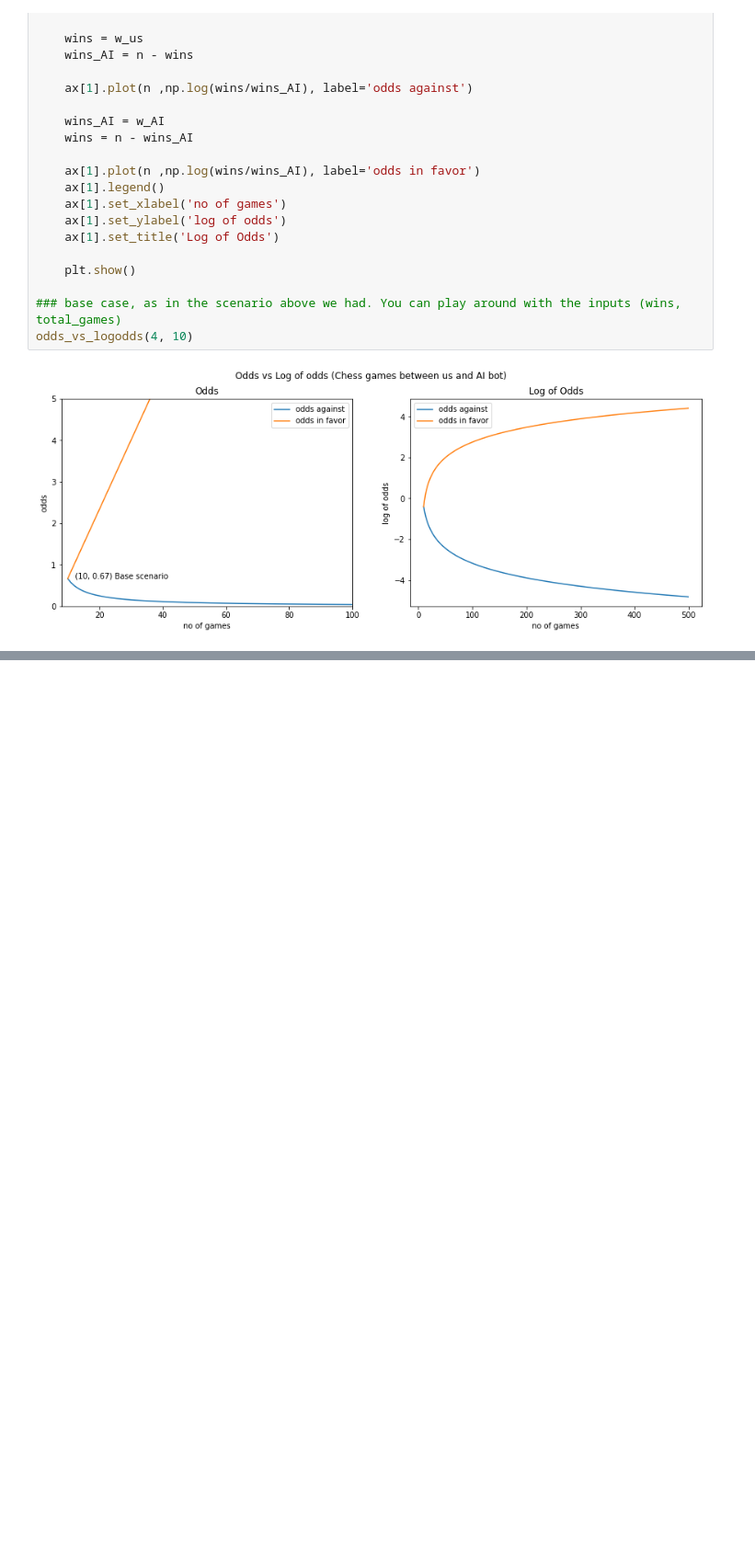
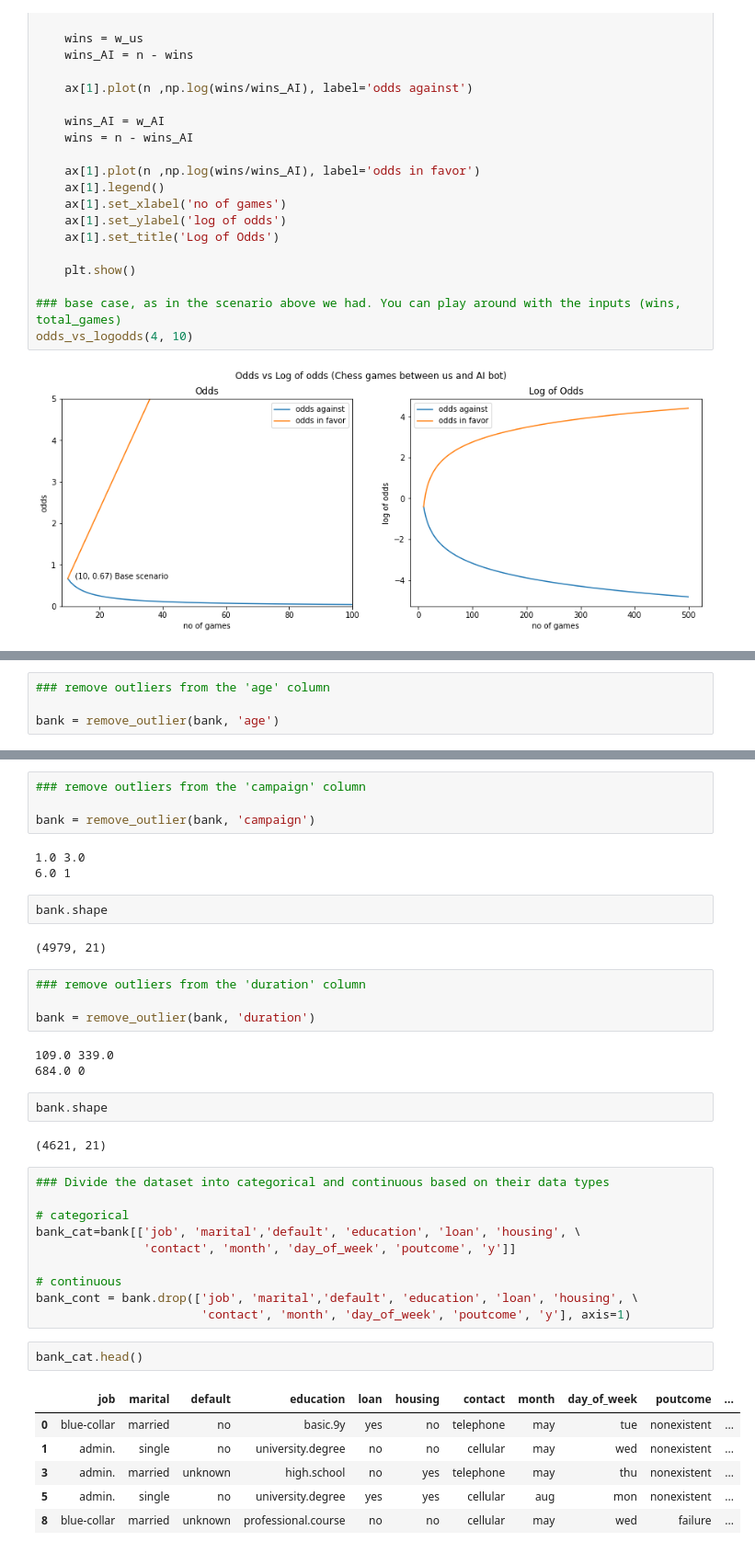
Before and after one commit to Ishankoradia/ML-Concepts-and-Algorithms, a Jupyter notebook: Logistic Regression.ipynb, the cells around one changed output, grey strips where cells are left out. Shown: that part at 92% size. Saved outputs shown, nothing was run; the diff lists cells and outputs as text; blank space fills up the shorter version.

```diff
--- a/Logistic Regression.ipynb
+++ b/Logistic Regression.ipynb
@@ -337,0 +456,4 @@ Name: Sales_in_thousands, dtype: float64
+# %%
+### remove outliers from the 'age' column
+
+bank = remove_outlier(bank, 'age')
@@ -337,0 +467,41 @@ Name: Sales_in_thousands, dtype: float64
+# %%
+### remove outliers from the 'campaign' column
+
+bank = remove_outlier(bank, 'campaign')
+# %% [output]
+1.0 3.0
+6.0 1
+# %%
+bank.shape
+# %% [output]
+(4979, 21)
+# %%
+### remove outliers from the 'duration' column
+
+bank = remove_outlier(bank, 'duration')
+# %% [output]
+109.0 339.0
+684.0 0
+# %%
+bank.shape
+# %% [output]
+(4621, 21)
+# %%
+### Divide the dataset into categorical and continuous based on their data types
+
+# categorical
+bank_cat=bank[['job', 'marital','default', 'education', 'loan', 'housing', \
+               'contact', 'month', 'day_of_week', 'poutcome', 'y']]
+
+# continuous
+bank_cont = bank.drop(['job', 'marital','default', 'education', 'loan', 'housing', \
+                       'contact', 'month', 'day_of_week', 'poutcome', 'y'], axis=1)
+# %%
+bank_cat.head()
+# %% [output]
+|  | job | marital | default | education | loan | housing | contact | month | day_of_week | poutcome | ... |
+| 0 | blue-collar | married | no | basic.9y | yes | no | telephone | may | tue | nonexistent | ... |
+| 1 | admin. | single | no | university.degree | no | no | cellular | may | wed | nonexistent | ... |
+| 3 | admin. | married | unknown | high.school | no | yes | telephone | may | thu | nonexistent | ... |
+| 5 | admin. | single | no | university.degree | yes | yes | cellular | aug | mon | nonexistent | ... |
+| 8 | blue-collar | married | unknown | professional.course | no | no | cellular | may | wed | failure | ... |
```
Also changed, not shown: parts of 40 cells of this notebook, 1 other file.
